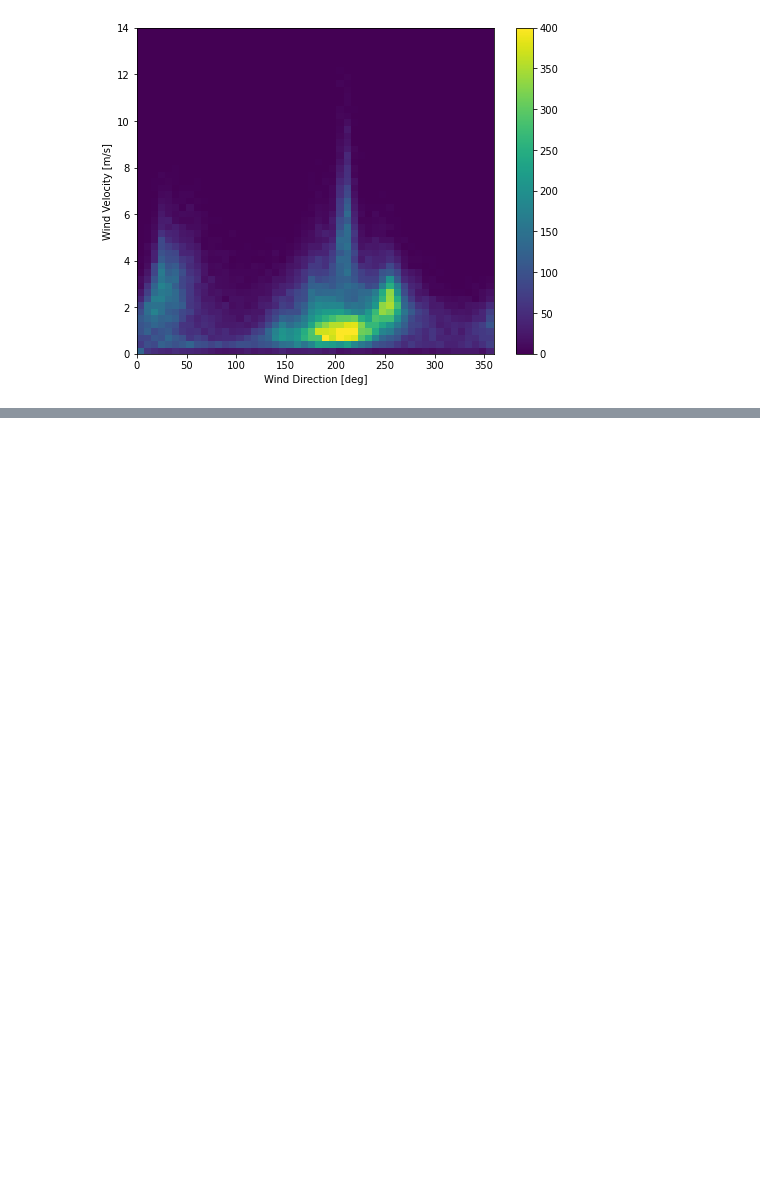
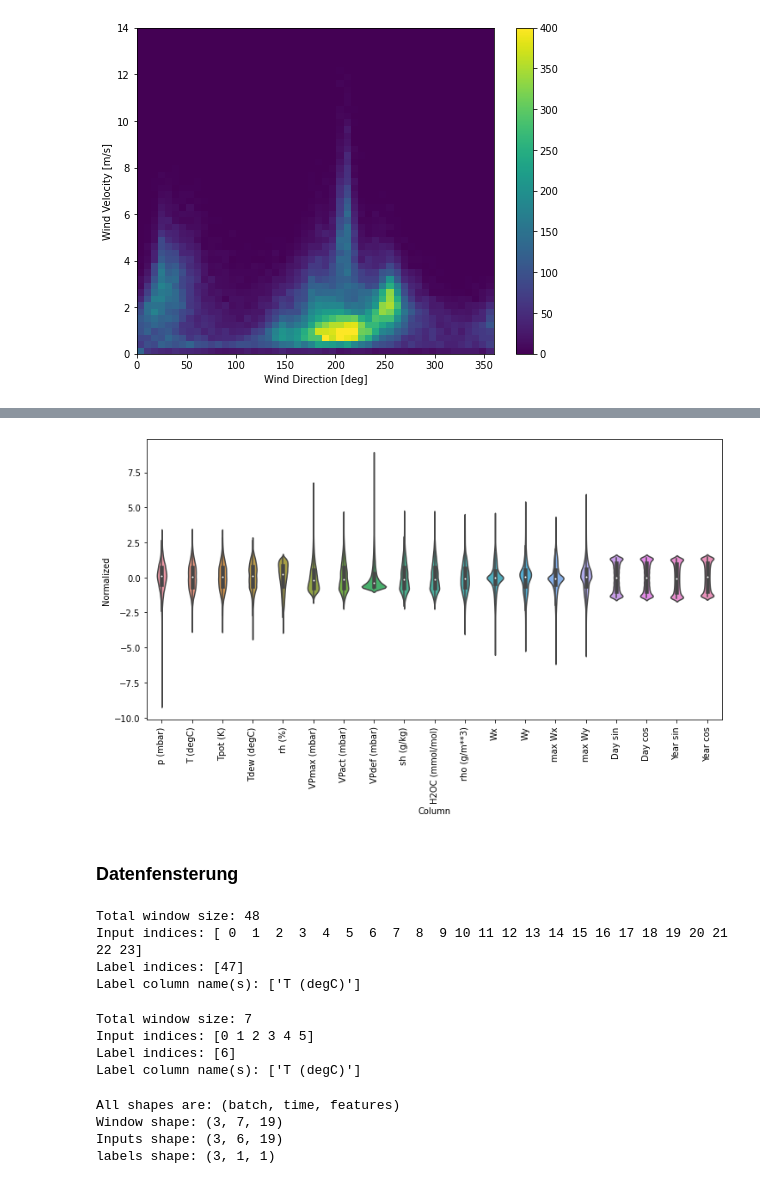
Before and after one commit to snrarueh/time_series_2, a Jupyter notebook: 01_time_series.ipynb, the cells around one changed output, grey strips where cells are left out. Cells and saved outputs as stored; diff of their text form; code cells hidden in the pictures; blank space fills up the shorter version.

```diff
--- a/01_time_series.ipynb
+++ b/01_time_series.ipynb
@@ -114,0 +164,26 @@ df['max Wy'] = max_wv*np.sin(wd_rad)
+# %%
+column_indices = {name: i for i, name in enumerate(df.columns)}
+
+n = len(df)
+train_df = df[0:int(n*0.7)]
+val_df = df[int(n*0.7):int(n*0.9)]
+test_df = df[int(n*0.9):]
+
+num_features = df.shape[1]
+# %%
+train_mean = train_df.mean()
+train_std = train_df.std()
+
+train_df = (train_df - train_mean) / train_std
+val_df = (val_df - train_mean) / train_std
+test_df = (test_df - train_mean) / train_std
+# %%
+df_std = (df - train_mean) / train_std
+df_std = df_std.melt(var_name='Column', value_name='Normalized')
+plt.figure(figsize=(12, 6))
+ax = sns.violinplot(x='Column', y='Normalized', data=df_std)
+_ = ax.set_xticklabels(df.keys(), rotation=90)
+# %% [output]
+[figure, added]
+# %% [markdown]
+### Datenfensterung
@@ -114,0 +228,18 @@ df['max Wy'] = max_wv*np.sin(wd_rad)
+# %%
+w1 = WindowGenerator(input_width=24, label_width=1, shift=24,
+                     label_columns=['T (degC)'])
+w1
+# %% [output]
+Total window size: 48
+Input indices: [ 0  1  2  3  4  5  6  7  8  9 10 11 12 13 14 15 16 17 18 19 20 21 22 23]
+Label indices: [47]
+Label column name(s): ['T (degC)']
+# %%
+w2 = WindowGenerator(input_width=6, label_width=1, shift=1,
+                     label_columns=['T (degC)'])
+w2
+# %% [output]
+Total window size: 7
+Input indices: [0 1 2 3 4 5]
+Label indices: [6]
+Label column name(s): ['T (degC)']
@@ -114,0 +263,18 @@ df['max Wy'] = max_wv*np.sin(wd_rad)
+# %%
+# Stack three slices, the length of the total window:
+example_window = tf.stack([np.array(train_df[:w2.total_window_size]),
+                           np.array(train_df[100:100+w2.total_window_size]),
+                           np.array(train_df[200:200+w2.total_window_size])])
+
+
+example_inputs, example_labels = w2.split_window(example_window)
+
+print('All shapes are: (batch, time, features)')
+print(f'Window shape: {example_window.shape}')
+print(f'Inputs shape: {example_inputs.shape}')
+print(f'labels shape: {example_labels.shape}')
+# %% [output]
+All shapes are: (batch, time, features)
+Window shape: (3, 7, 19)
+Inputs shape: (3, 6, 19)
+labels shape: (3, 1, 1)
```
Also changed, not shown: parts of 21 cells of this notebook.
